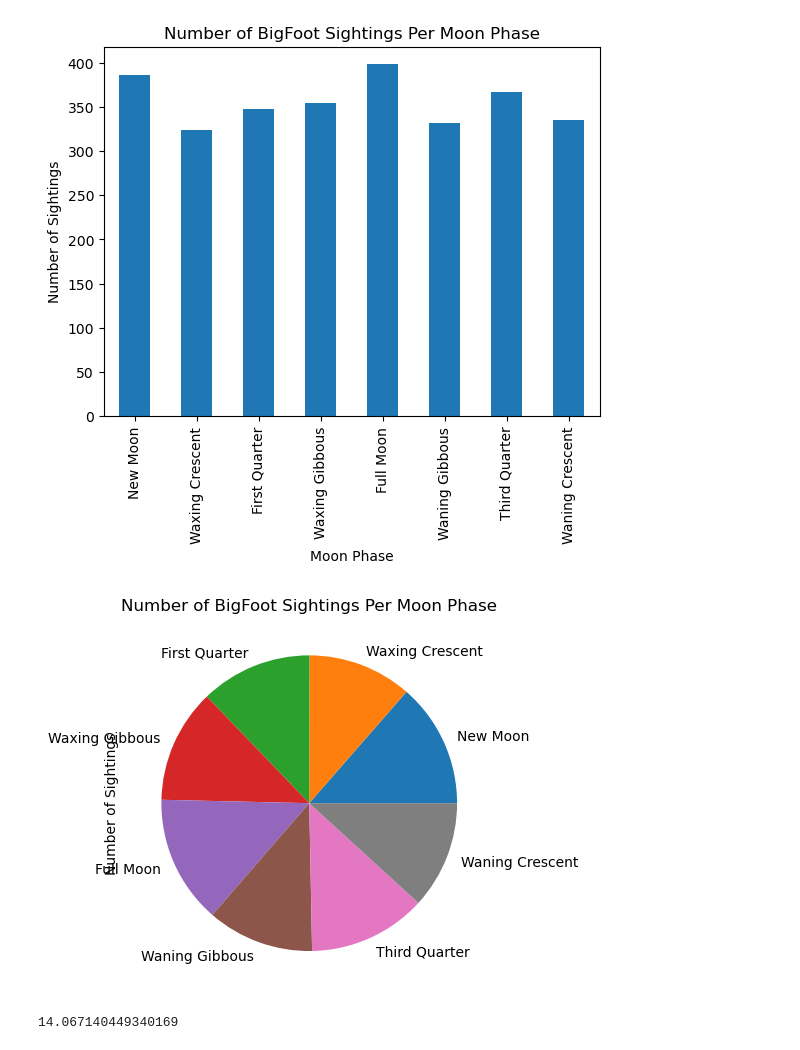
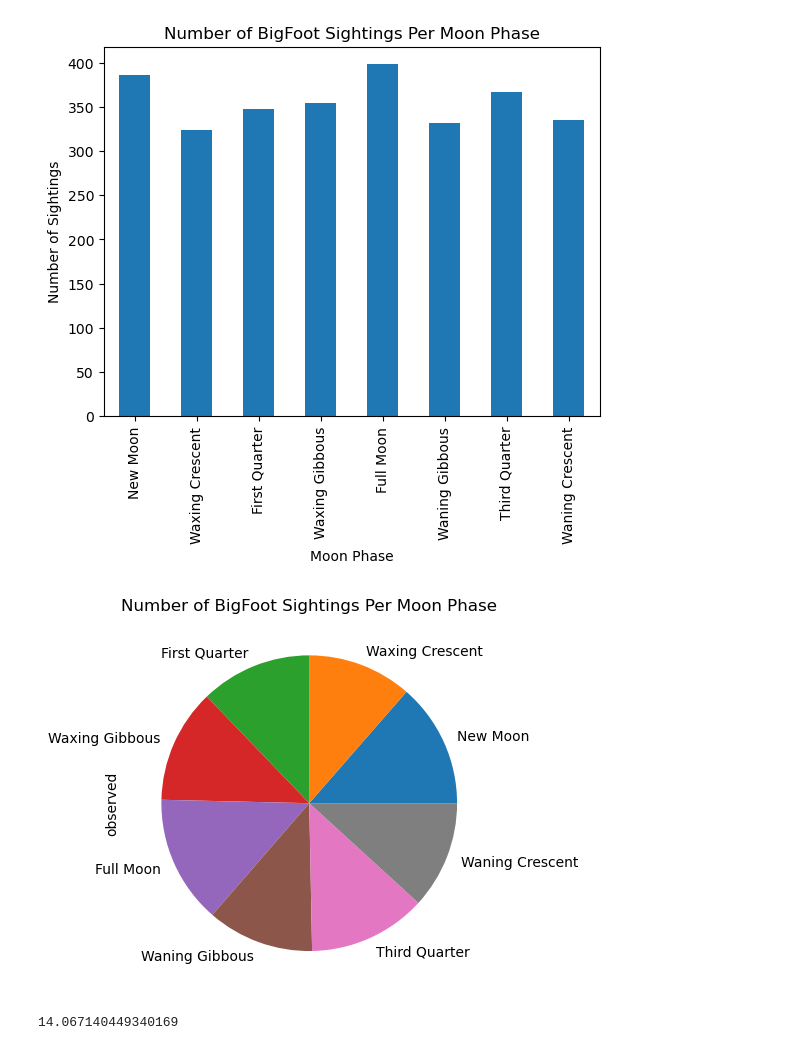
Before and after one commit to Adam-Kertz/Project-1, a Jupyter notebook: MoonCycle.ipynb, the cells around one changed output. Cells and saved outputs as stored; diff of their text form; code cells hidden in the pictures.

Commit message:
Fix pie chart

```diff
--- a/MoonCycle.ipynb
+++ b/MoonCycle.ipynb
@@ -42,11 +42,11 @@ plt.show()
 [figure]
 # %%
 #Plot the BigFoot Sightings per MoonCycle
-moon_data_df.plot(y="observed",kind="pie",legend=False,xlabel="Moon Phase",ylabel="Number of Sightings",
+moon_data_df.plot(y="observed",kind="pie",legend=False,
                  title="Number of BigFoot Sightings Per Moon Phase")
 plt.show()
 # %% [output]
-[figure, old version]
+[figure, new version]
 # %%
 # The degree of freedom is 8-1 = 7
 # With a p-value of 0.05, the confidence level is 1.00-0.05 = 0.95.
```
